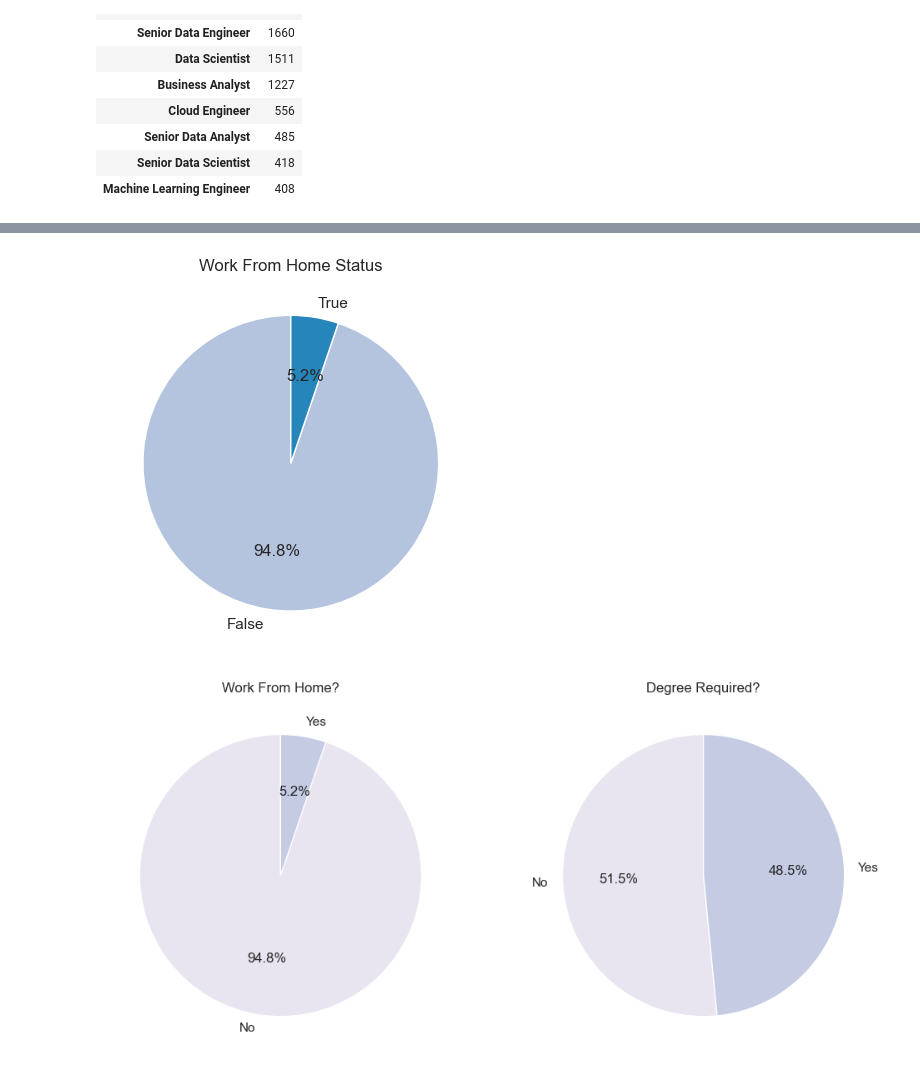
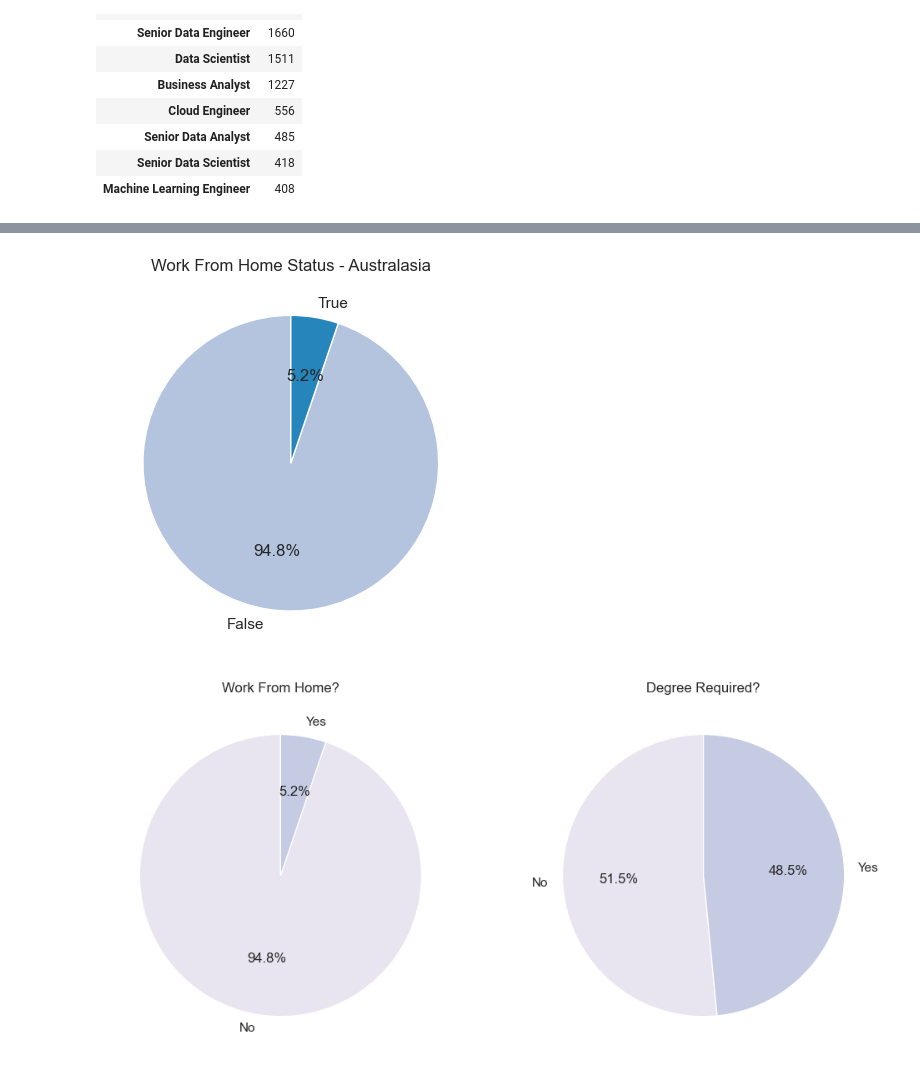
Before and after one commit to gayanadasooriya/Data-Job-Skills-Analysis-, a Jupyter notebook: python_project/job_skills_eda.ipynb, the cells around one changed output, grey strips where cells are left out. Drawn from its saved outputs; the diff is of its cells as text; code cells hidden in the pictures.

```diff
--- a/python_project/job_skills_eda.ipynb
+++ b/python_project/job_skills_eda.ipynb
@@ -162,0 +180,8 @@ plt.show()
+# %%
+sns.set_theme(style = 'ticks')
+sns.barplot(data=job_title_counts_global, x='count', y='job_title_short', hue = 'count', legend = False)
+sns.despine()
+plt.xlabel("Count")
+plt.ylabel("Job Title")
+plt.title("Number of Advertised Jobs - Global")
+plt.show()
@@ -163,13 +190,13 @@ plt.show()
 # %%
 # How many of the jobs offer at least some work from home?
 pie_chart = df_anz ['job_work_from_home'].value_counts()
 colors = sns.color_palette("PuBu", len(pie_chart))
 pie_chart.plot(kind= 'pie', colors = colors, startangle = 90, autopct ='%1.1f%%')
-plt.title('Work From Home Status')
+plt.title('Work From Home Status - Australasia')
 plt.ylabel('')
 plt.show()
 # %% [output]
-[figure, old version]
+[figure, new version]
 # %%
 fig, ax = plt.subplots(1, 2, figsize=(12, 8))  # Set the figure size to double
 
```
Also changed, not shown: parts of 5 cells of this notebook, 1 other file.
